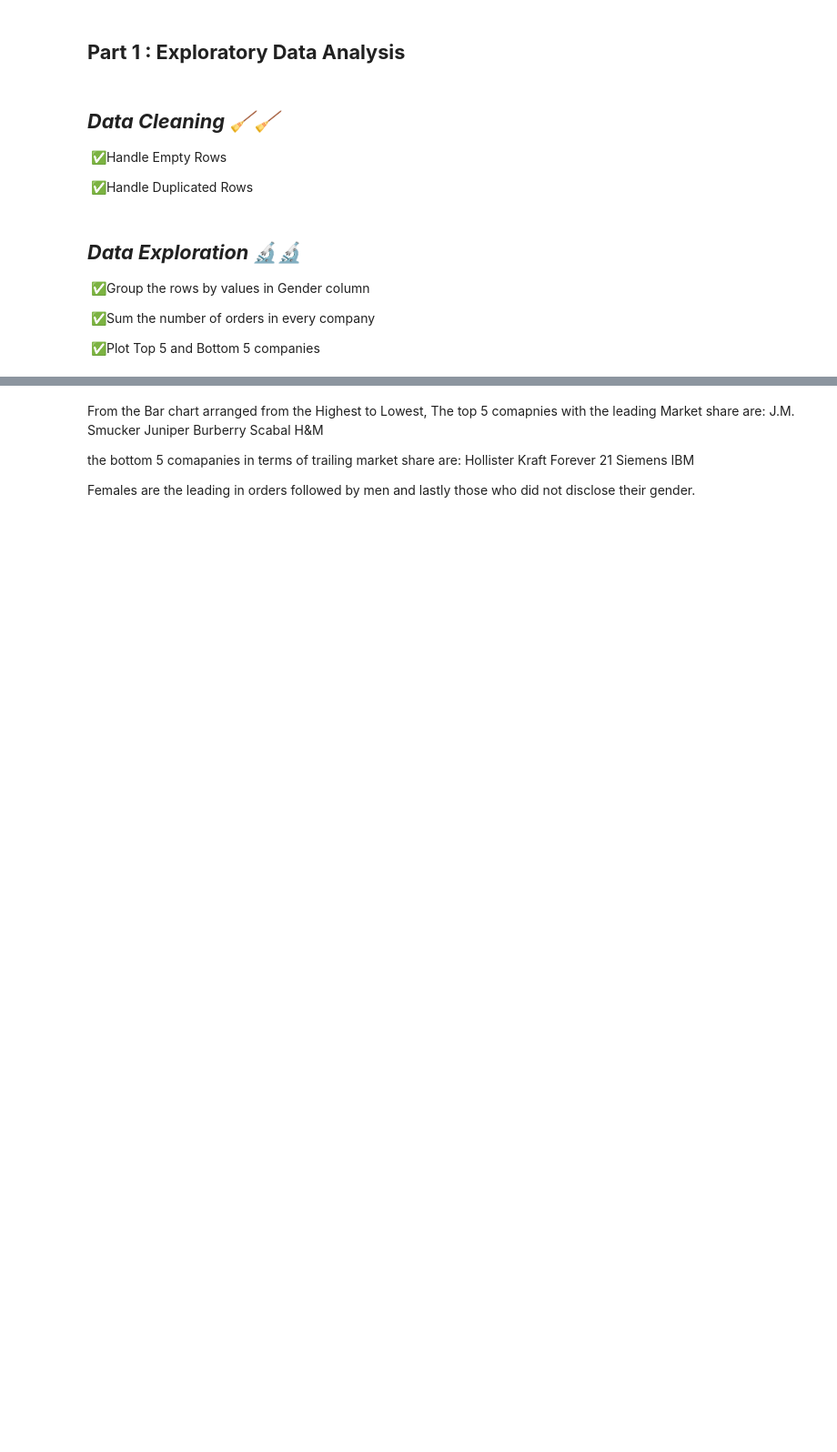
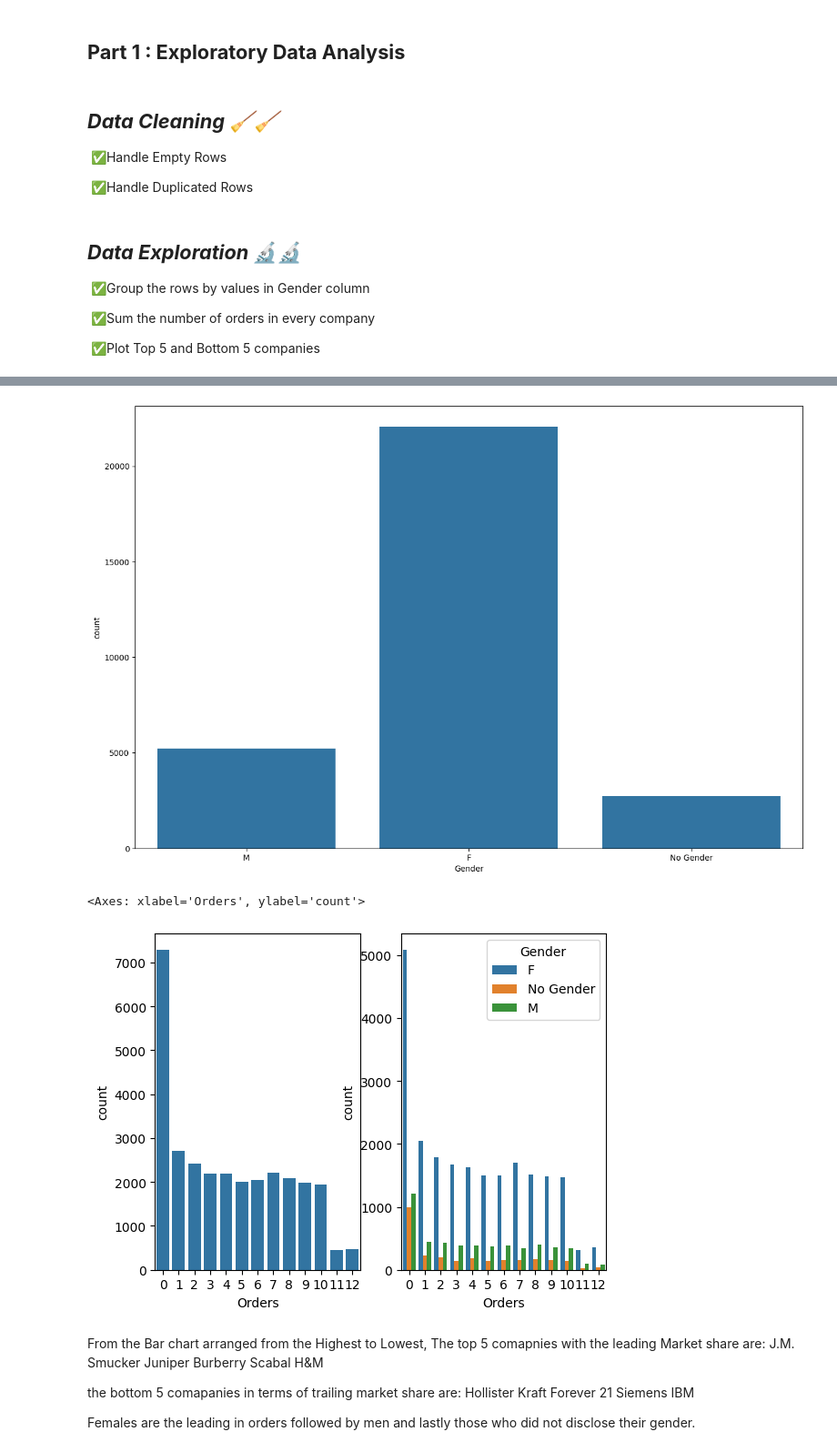
Before and after one commit to AllanMogley/12-Zidio-Projects, a Jupyter notebook: 01 - Projects/01 - Customer Segmentation/cleaner.ipynb, the cells around one changed output, grey strips where cells are left out. Shown: that part at 91% size. Saved outputs shown, nothing was run; the diff lists cells and outputs as text; code cells hidden in the pictures; blank space fills up the shorter version.

Commit message:
df data exploration

```diff
--- a/01 - Projects/01 - Customer Segmentation/cleaner.ipynb
+++ b/01 - Projects/01 - Customer Segmentation/cleaner.ipynb
@@ -58,3 +65,18 @@ Index(['Cust_ID', 'Gender', 'Orders', 'Jordan', 'Gatorade', 'Samsung', 'Asus',
+# %%
+plt.figure(figsize = (15, 10))
+# plt.subplot(1, 2, 1)
+sns.countplot(data = df, x = 'Gender')
+plt.show()
+
+plt.subplot(1, 2, 1)
+sns.countplot(data = df, x = 'Orders')
+
+plt.subplot(1, 2, 2)
+sns.countplot(data = df, x = 'Orders', hue = 'Gender')
+# %% [output]
+[figure, added]
+<Axes: xlabel='Orders', ylabel='count'>
+[figure, added]
 # %%
 # ------------------------------------------------------------------
 # DATA TRANSFORMATIONS AND EXPLORATIONS
```
Also changed, not shown: parts of 4 cells of this notebook.
